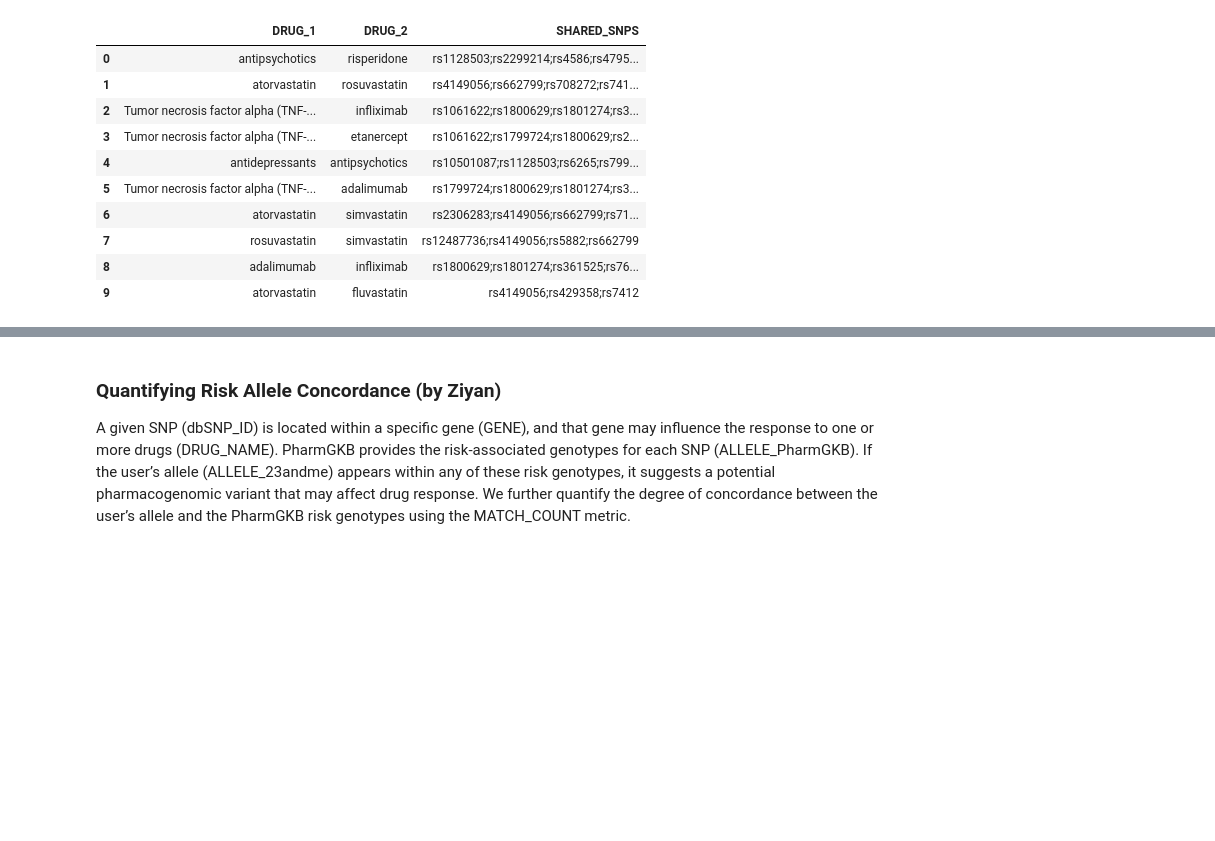
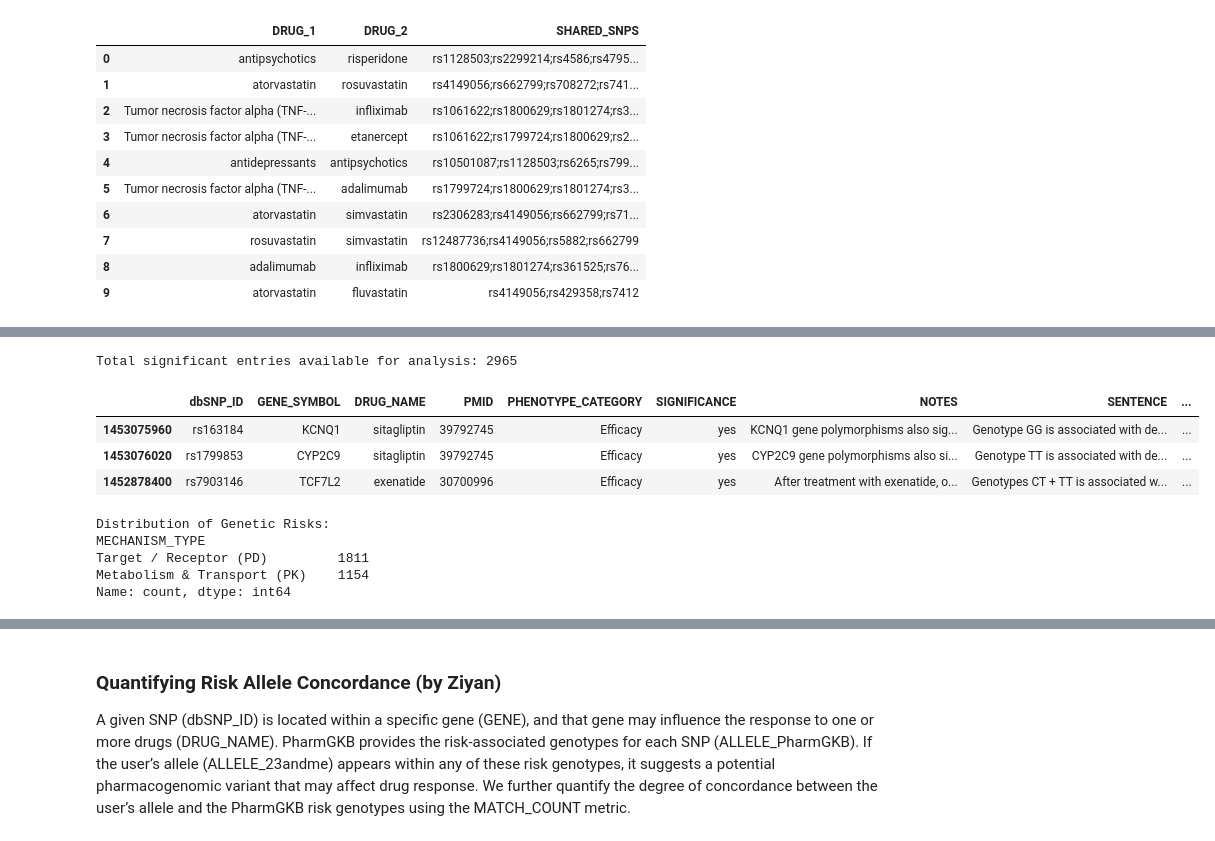
Before and after one commit to Vanishborn/bioinf575-project, a Jupyter notebook: Team15_Project1.ipynb, the cells around one changed output, grey strips where cells are left out. Cells and saved outputs as stored; diff of their text form; code cells hidden in the pictures; blank space fills up the shorter version.

```diff
--- a/Team15_Project1.ipynb
+++ b/Team15_Project1.ipynb
@@ -423,2 +471,57 @@ shared_snp_df
 # %%
 # Henry's New Feature
+
+import pandas as pd
+import matplotlib.pyplot as plt
+
+# Convert the raw merged dictionary to pd DF
+df_full = pd.DataFrame.from_dict(merged_entries, orient='index')
+
+# Filter for Significant results only
+df_sig = df_full[df_full['SIGNIFICANCE'].str.lower() == 'yes'].copy()
+
+print(f"Total significant entries available for analysis: {len(df_sig)}")
+
+df_sig.head(3)
+# %% [output]
+Total significant entries available for analysis: 2965
+|  | dbSNP_ID | GENE_SYMBOL | DRUG_NAME | PMID | PHENOTYPE_CATEGORY | SIGNIFICANCE | NOTES | SENTENCE | ... |
+| 1453075960 | rs163184 | KCNQ1 | sitagliptin | 39792745 | Efficacy | yes | KCNQ1 gene polymorphisms also sig... | Genotype GG is associated with de... | ... |
+| 1453076020 | rs1799853 | CYP2C9 | sitagliptin | 39792745 | Efficacy | yes | CYP2C9 gene polymorphisms also si... | Genotype TT is associated with de... | ... |
+| 1452878400 | rs7903146 | TCF7L2 | exenatide | 30700996 | Efficacy | yes | After treatment with exenatide, o... | Genotypes CT + TT is associated w... | ... |
+# %%
+def classify_mechanism(gene_symbol):
+	"""
+	Classifies a gene as either Pharmacokinetic (Metabolism/Transport)
+	or Pharmacodynamic (Target/Response) based on standard nomenclature.
+	"""
+	if pd.isna(gene_symbol):
+		return "Unknown"
+
+	gene = str(gene_symbol).upper()
+
+	# List of known Metabolism (Enzyme) and Transport families
+	# CYP = Cytochrome P450 (Phase I metabolism)
+	# NAT, TPMT, UGT = Phase II metabolism
+	# ABC, SLC = Transporters (P-glycoprotein, etc.)
+	pk_markers = ['CYP', 'NAT', 'TPMT', 'UGT', 'ABC', 'SLC', 'DPYD']
+
+	if any(gene.startswith(marker) for marker in pk_markers):
+		return "Metabolism & Transport (PK)"
+	else:
+		return "Target / Receptor (PD)"
+
+# Apply classification
+col_name = 'GENE_SYMBOL'
+df_sig['MECHANISM_TYPE'] = df_sig[col_name].apply(classify_mechanism)
+
+# Check the counts
+mechanism_counts = df_sig['MECHANISM_TYPE'].value_counts()
+print("Distribution of Genetic Risks:")
+print(mechanism_counts)
+# %% [output]
+Distribution of Genetic Risks:
+MECHANISM_TYPE
+Target / Receptor (PD)         1811
+Metabolism & Transport (PK)    1154
+Name: count, dtype: int64
```
Also changed, not shown: parts of 13 cells of this notebook.
